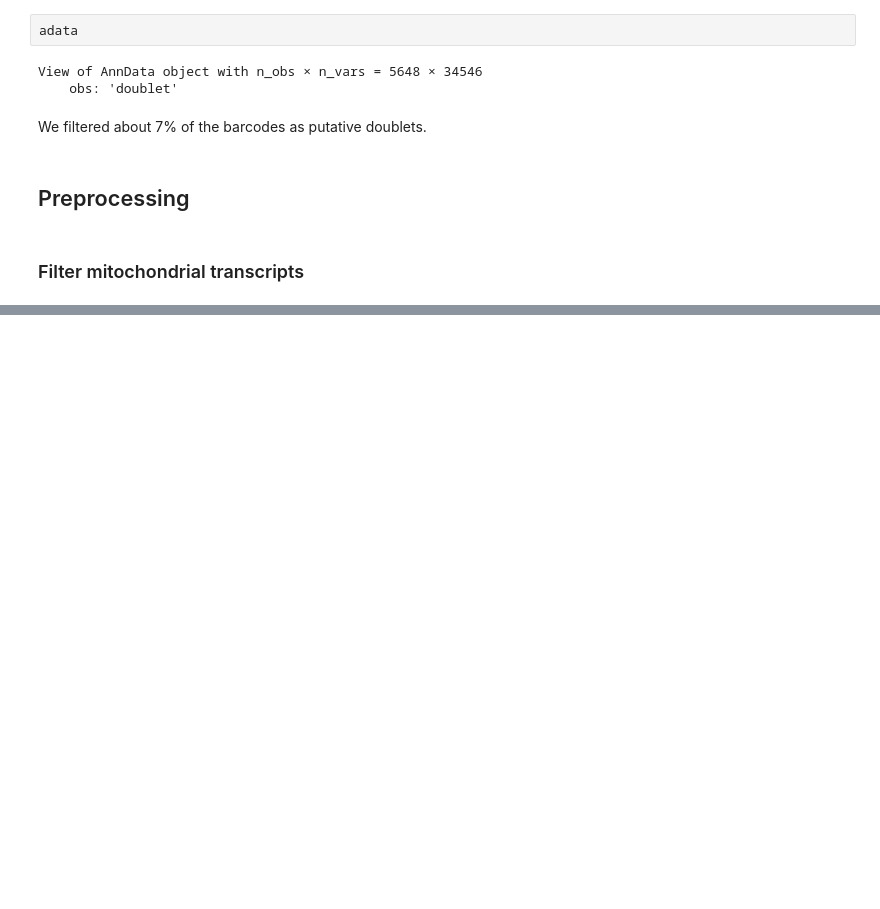
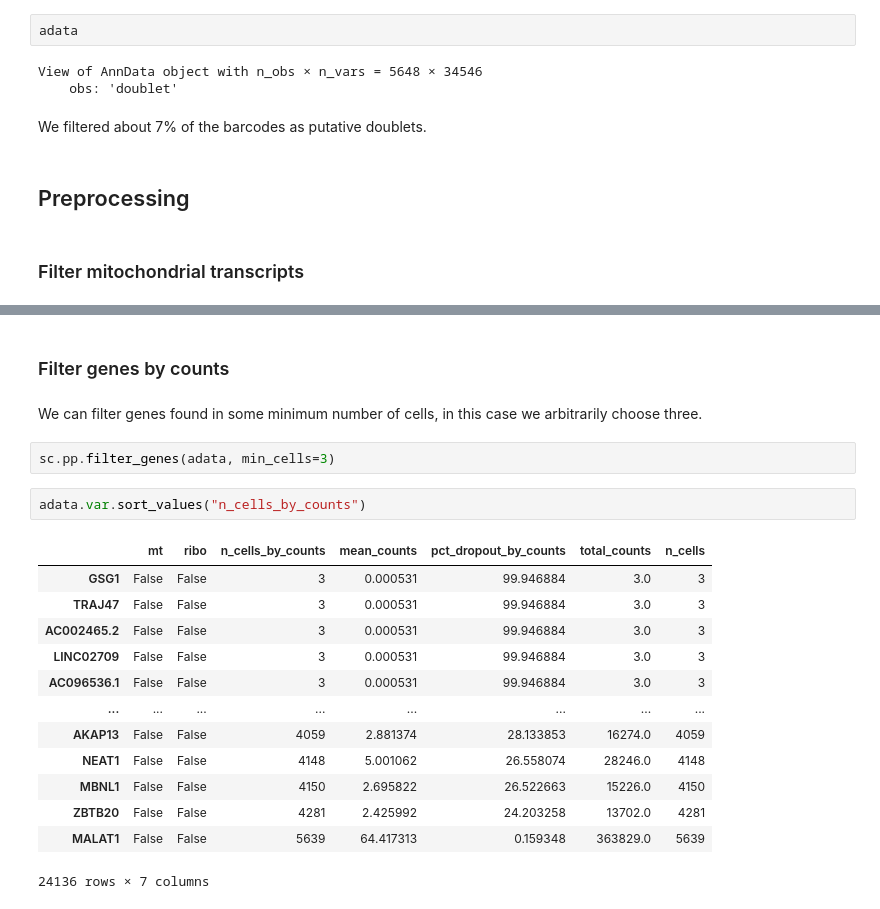
Before and after one commit to cameronraysmith/sc, a Jupyter notebook: source/02-analysis-review.ipynb, the cells around one changed output, grey strips where cells are left out. Cells and saved outputs as stored; diff of their text form; blank space fills up the shorter version.

```diff
--- a/source/02-analysis-review.ipynb
+++ b/source/02-analysis-review.ipynb
@@ -558,0 +693,22 @@ We filtered about 7% of the barcodes as putative doublets.
+# %% [markdown]
+### Filter genes by counts
+# %% [markdown]
+We can filter genes found in some minimum number of cells, in this case we arbitrarily choose three.
+# %%
+sc.pp.filter_genes(adata, min_cells=3)
+# %%
+adata.var.sort_values("n_cells_by_counts")
+# %% [output]
+|  | mt | ribo | n_cells_by_counts | mean_counts | pct_dropout_by_counts | total_counts | n_cells |
+| GSG1 | False | False | 3 | 0.000531 | 99.946884 | 3.0 | 3 |
+| TRAJ47 | False | False | 3 | 0.000531 | 99.946884 | 3.0 | 3 |
+| AC002465.2 | False | False | 3 | 0.000531 | 99.946884 | 3.0 | 3 |
+| LINC02709 | False | False | 3 | 0.000531 | 99.946884 | 3.0 | 3 |
+| AC096536.1 | False | False | 3 | 0.000531 | 99.946884 | 3.0 | 3 |
+| ... | ... | ... | ... | ... | ... | ... | ... |
+| AKAP13 | False | False | 4059 | 2.881374 | 28.133853 | 16274.0 | 4059 |
+| NEAT1 | False | False | 4148 | 5.001062 | 26.558074 | 28246.0 | 4148 |
+| MBNL1 | False | False | 4150 | 2.695822 | 26.522663 | 15226.0 | 4150 |
+| ZBTB20 | False | False | 4281 | 2.425992 | 24.203258 | 13702.0 | 4281 |
+| MALAT1 | False | False | 5639 | 64.417313 | 0.159348 | 363829.0 | 5639 |
+24136 rows × 7 columns
```
Also changed, not shown: parts of 50 cells of this notebook, 2 other files.
